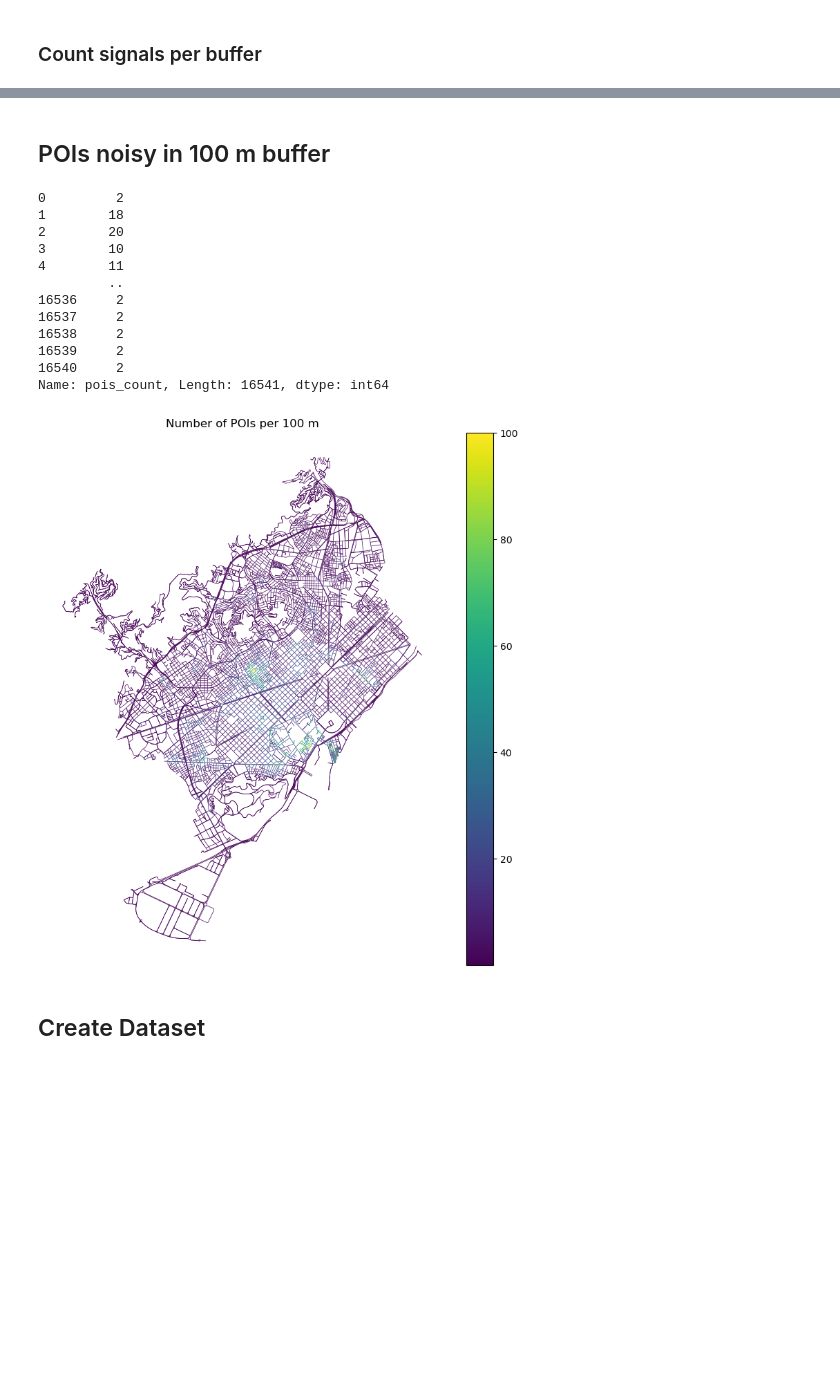
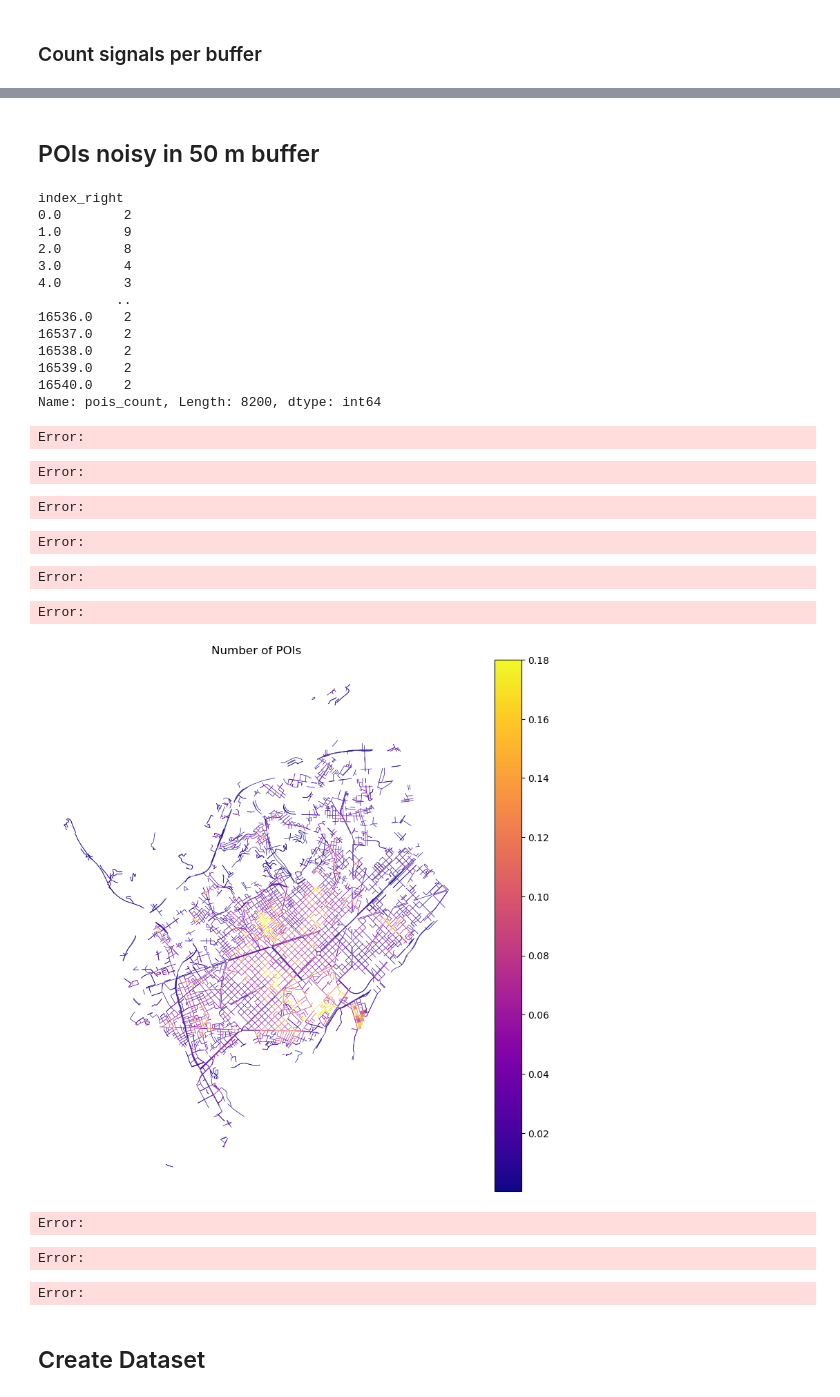
Before and after one commit to AndreaCutroni/ML-Noise-Prediction, a Jupyter notebook: notebooks/_elena/OSM_points_copy.ipynb, the cells around one changed output, grey strips where cells are left out. Saved outputs shown, nothing was run; the diff lists cells and outputs as text; code cells hidden in the pictures; blank space fills up the shorter version.

```diff
--- a/notebooks/_elena/OSM_points_copy.ipynb
+++ b/notebooks/_elena/OSM_points_copy.ipynb
@@ -188,8 +229,0 @@ Length: 16541, dtype: int64
-# %%
-# Join the counts back to GeoDataFrame
-osm_roads = osm_roads.join(transport_count)
-osm_roads = osm_roads.join(traffic_count)
-
-# Normalise every 100 m and cap at 15 to avoid outliers dominating the map
-osm_roads['transport_count_per_100m'] = (osm_roads['transport_count'] + osm_roads['traffic_count']) / osm_roads['length'] *100
-osm_roads['transport_count_per_100m'] = osm_roads['transport_count_per_100m'].clip(upper=50)
@@ -202,36 +258,49 @@ ax.set_axis_off()
 # %% [markdown]
-## POIs noisy in 100 m buffer
+## POIs noisy in 50 m buffer
 # %%
-## POI Filtered in 100 m buffer
-pois_join = gpd.sjoin(pois_filtered, buffered_100, how="right", predicate="within")
-pois_count = pois_join.groupby(pois_join.index).size().rename("pois_count")
+## POI Filtered in 50 m buffer
+pois_join = gpd.sjoin(pois_filtered, buffered_50, how="left", predicate="within")
+pois_count = pois_join.groupby('index_right').size().rename("pois_count")
 pois_count
 # %% [output]
-0         2
-1        18
-2        20
-3        10
-4        11
-         ..
-16536     2
-16537     2
-16538     2
-16539     2
-16540     2
-Name: pois_count, Length: 16541, dtype: int64
+index_right
+0.0        2
+1.0        9
+2.0        8
+3.0        4
+4.0        3
+          ..
+16536.0    2
+16537.0    2
+16538.0    2
+16539.0    2
+16540.0    2
+Name: pois_count, Length: 8200, dtype: int64
+Error:
+Error:
+Error:
-# %%
-# Join the counts back to GeoDataFrame
-osm_roads = osm_roads.join(pois_count)
-
-# Normalise every 100 m and cap at 50 signals per 100 m to avoid outliers dominating the map
-osm_roads['pois_count_per_100m'] = osm_roads['pois_count'] / osm_roads['length'] *100
-osm_roads['pois_count_per_100m'] = osm_roads['pois_count_per_100m'].clip(upper=100)
+# %%
+# Join the counts back to GeoDataFrame
+osm_roads_pois = osm_roads.join(pois_count)
+
+# Normalise dividing by road length
+osm_roads_pois['pois_count'] = osm_roads_pois['pois_count'].fillna(0) / osm_roads_pois['length']
+# Clip the POI count to the 99th percentile to reduce the influence of outliers
+q99 = osm_roads_pois['pois_count'].quantile(0.99)
+osm_roads_pois['pois_count'] = osm_roads_pois['pois_count'].clip(upper=q99)
+# %% [output]
+Error:
+Error:
+Error:
 # %%
-ax = osm_roads.plot(column='pois_count_per_100m', cmap='viridis', linewidth=0.5, legend=True, figsize=(10, 10))
-ax.set_title('Number of POIs per 100 m')
+ax = osm_roads_pois.plot(column='pois_count', cmap='plasma', linewidth=0.5, legend=True, figsize=(10, 10),vmax=0.18)
+ax.set_title('Number of POIs')
 ax.set_axis_off()
 # %% [output]
-[figure, old version]
+[figure, new version]
+Error:
+Error:
+Error:
 # %% [markdown]
 ## Create Dataset
 # %%
```
Also changed, not shown: parts of 23 cells of this notebook, 10 other files.
